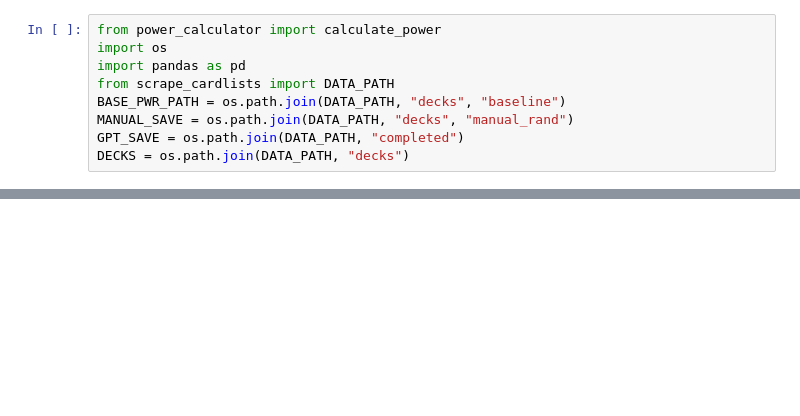
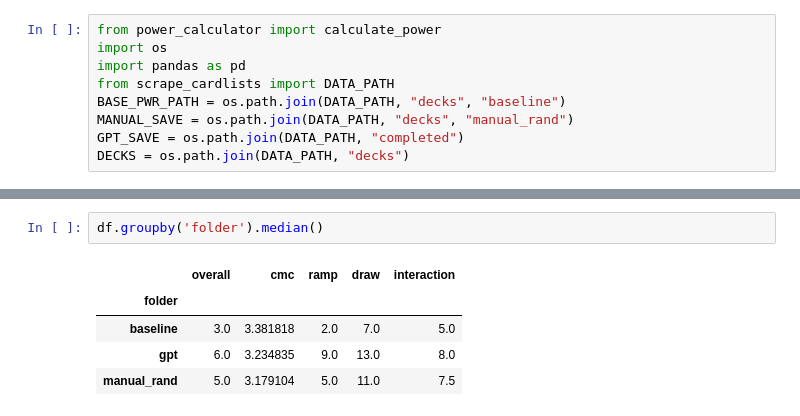
Before and after one commit to evelynyee/edh-llm, a Jupyter notebook: scripts/results.ipynb, the cells around one changed output, grey strips where cells are left out. Drawn from its saved outputs; the diff is of its cells as text; blank space fills up the shorter version.

```diff
--- a/scripts/results.ipynb
+++ b/scripts/results.ipynb
@@ -57,6 +56,14 @@ Error processing file: c:\Users\theod\edh-llm\data\decks\baseline\KambalConsulof
 | 2 | 8 | 2.909091 | 9 | 15 | 3 | baseline |
 | 3 | 3 | 3.630769 | 1 | 7 | 8 | baseline |
 | 4 | 3 | 3.636364 | 1 | 1 | 17 | baseline |
+# %%
+df.groupby('folder').median()
+# %% [output]
+|  | overall | cmc | ramp | draw | interaction |
+| folder |  |  |  |  |  |
+| baseline | 3.0 | 3.381818 | 2.0 | 7.0 | 5.0 |
+| gpt | 6.0 | 3.234835 | 9.0 | 13.0 | 8.0 |
+| manual_rand | 5.0 | 3.179104 | 5.0 | 11.0 | 7.5 |
 # %%
 df.groupby('folder').mean()
 # %% [output]
```
Also changed, not shown: parts of 6 cells of this notebook.
